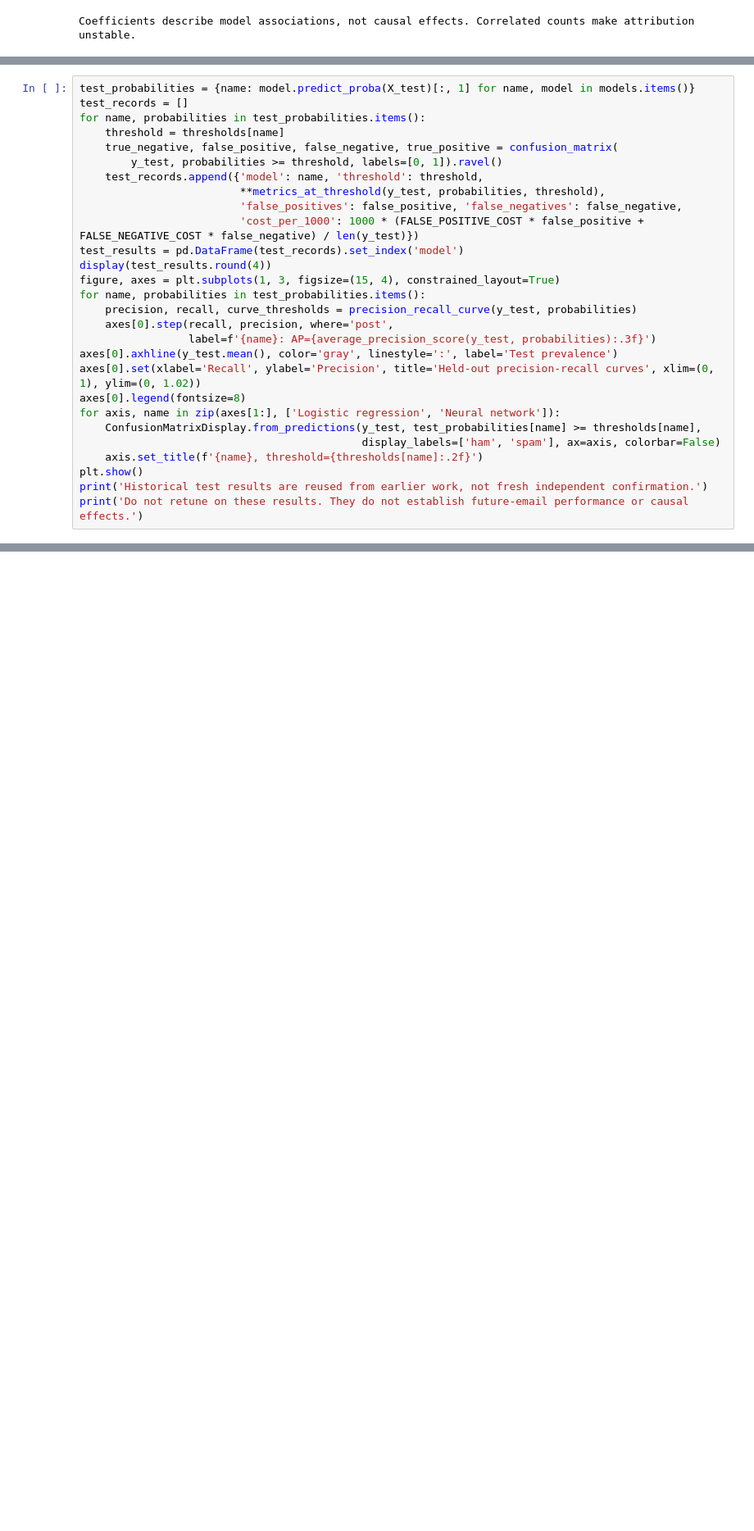
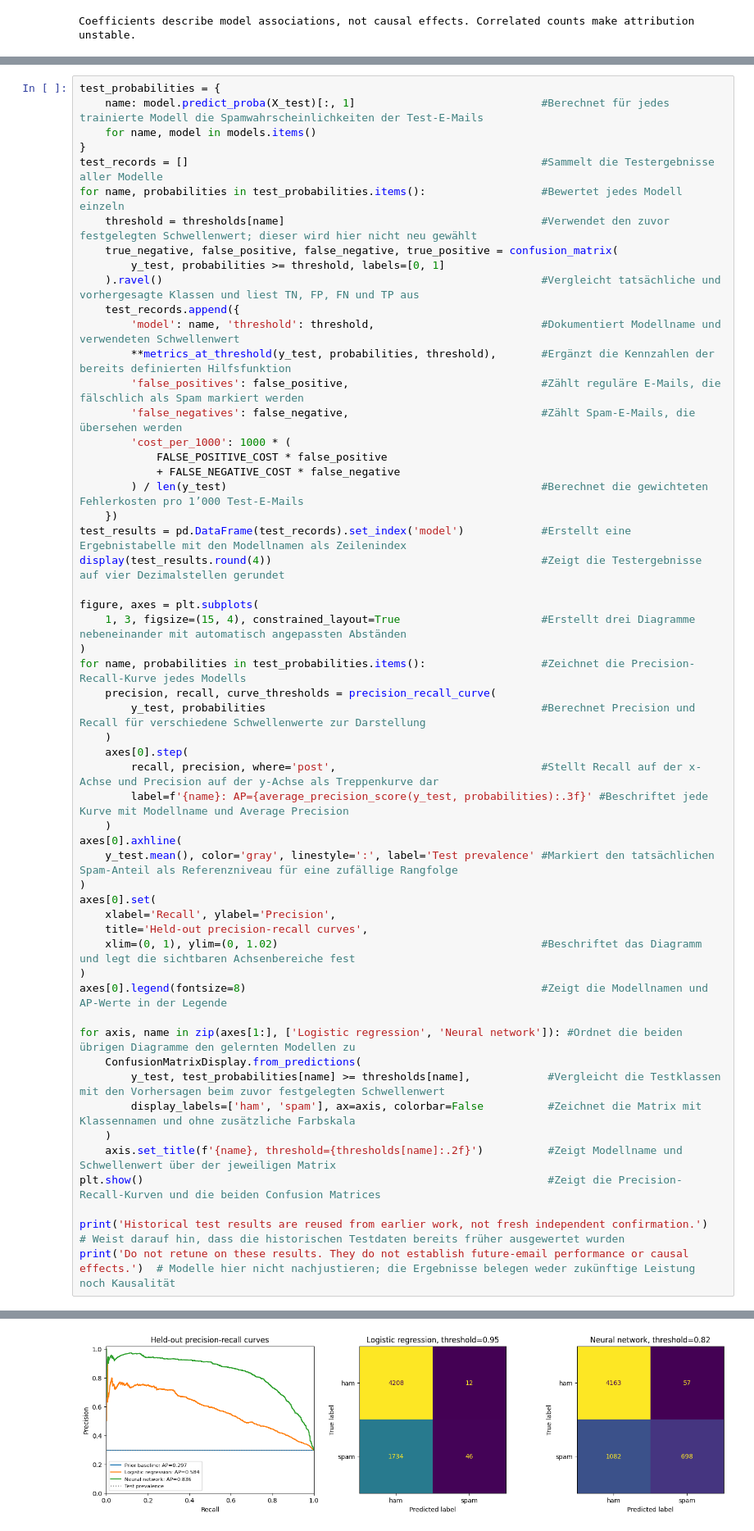
Before and after one commit to pyrat12/python_machine_learning_basics, a Jupyter notebook: 08_Neural_Networks/HS2026/lecture1/logistic_regression_to_neural_network_exercise.ipynb, the cells around one changed output, grey strips where cells are left out. Shown at 82% size. Drawn from its saved outputs; the diff is of its cells as text; blank space fills up the shorter version.

```diff
--- a/08_Neural_Networks/HS2026/lecture1/logistic_regression_to_neural_network_exercise.ipynb
+++ b/08_Neural_Networks/HS2026/lecture1/logistic_regression_to_neural_network_exercise.ipynb
@@ -378,31 +454,58 @@ The supplied tables and plots compare the prior baseline, logistic regression an
 
 **Your interpretation:** Replace this sentence with your answer.
 # %%
-test_probabilities = {name: model.predict_proba(X_test)[:, 1] for name, model in models.items()}
-test_records = []
-for name, probabilities in test_probabilities.items():
-    threshold = thresholds[name]
+test_probabilities = {
+    name: model.predict_proba(X_test)[:, 1]                             #Berechnet für jedes trainierte Modell die Spamwahrscheinlichkeiten der Test-E-Mails
+    for name, model in models.items()
+}
+test_records = []                                                       #Sammelt die Testergebnisse aller Modelle
+for name, probabilities in test_probabilities.items():                  #Bewertet jedes Modell einzeln
+    threshold = thresholds[name]                                        #Verwendet den zuvor festgelegten Schwellenwert; dieser wird hier nicht neu gewählt
     true_negative, false_positive, false_negative, true_positive = confusion_matrix(
-        y_test, probabilities >= threshold, labels=[0, 1]).ravel()
-    test_records.append({'model': name, 'threshold': threshold,
-                         **metrics_at_threshold(y_test, probabilities, threshold),
-                         'false_positives': false_positive, 'false_negatives': false_negative,
-                         'cost_per_1000': 1000 * (FALSE_POSITIVE_COST * false_positive + FALSE_NEGATIVE_COST * false_negative) / len(y_test)})
-test_results = pd.DataFrame(test_records).set_index('model')
-display(test_results.round(4))
-figure, axes = plt.subplots(1, 3, figsize=(15, 4), constrained_layout=True)
-for name, probabilities in test_probabilities.items():
-    precision, recall, curve_thresholds = precision_recall_curve(y_test, probabilities)
-    axes[0].step(recall, precision, where='post',
-                 label=f'{name}: AP={average_precision_score(y_test, probabilities):.3f}')
-axes[0].axhline(y_test.mean(), color='gray', linestyle=':', label='Test prevalence')
-axes[0].set(xlabel='Recall', ylabel='Precision', title='Held-out precision-recall curves', xlim=(0, 1), ylim=(0, 1.02))
-axes[0].legend(fontsize=8)
-for axis, name in zip(axes[1:], ['Logistic regression', 'Neural network']):
-    ConfusionMatrixDisplay.from_predictions(y_test, test_probabilities[name] >= thresholds[name],
-                                            display_labels=['ham', 'spam'], ax=axis, colorbar=False)
-    axis.set_title(f'{name}, threshold={thresholds[name]:.2f}')
-plt.show()
-print('Historical test results are reused from earlier work, not fresh independent confirmation.')
-print('Do not retune on these results. They do not establish future-email performance or causal effects.')
+        y_test, probabilities >= threshold, labels=[0, 1]
+    ).ravel()                                                           #Vergleicht tatsächliche und vorhergesagte Klassen und liest TN, FP, FN und TP aus
+    test_records.append({
+        'model': name, 'threshold': threshold,                          #Dokumentiert Modellname und verwendeten Schwellenwert
+        **metrics_at_threshold(y_test, probabilities, threshold),       #Ergänzt die Kennzahlen der bereits definierten Hilfsfunktion
+        'false_positives': false_positive,                              #Zählt reguläre E-Mails, die fälschlich als Spam markiert werden
+        'false_negatives': false_negative,                              #Zählt Spam-E-Mails, die übersehen werden
+        'cost_per_1000': 1000 * (
+            FALSE_POSITIVE_COST * false_positive
+            + FALSE_NEGATIVE_COST * false_negative
+        ) / len(y_test)                                                 #Berechnet die gewichteten Fehlerkosten pro 1’000 Test-E-Mails
+    })
+test_results = pd.DataFrame(test_records).set_index('model')            #Erstellt eine Ergebnistabelle mit den Modellnamen als Zeilenindex
+display(test_results.round(4))                                          #Zeigt die Testergebnisse auf vier Dezimalstellen gerundet
+
+figure, axes = plt.subplots(
+    1, 3, figsize=(15, 4), constrained_layout=True                      #Erstellt drei Diagramme nebeneinander mit automatisch angepassten Abständen
+)
+for name, probabilities in test_probabilities.items():                  #Zeichnet die Precision-Recall-Kurve jedes Modells
+    precision, recall, curve_thresholds = precision_recall_curve(
+        y_test, probabilities                                           #Berechnet Precision und Recall für verschiedene Schwellenwerte zur Darstellung
+    )
+    axes[0].step(
+        recall, precision, where='post',                                #Stellt Recall auf der x-Achse und Precision auf der y-Achse als Treppenkurve dar
+        label=f'{name}: AP={average_precision_score(y_test, probabilities):.3f}' #Beschriftet jede Kurve mit Modellname und Average Precision
+    )
+axes[0].axhline(
+    y_test.mean(), color='gray', linestyle=':', label='Test prevalence' #Markiert den tatsächlichen Spam-Anteil als Referenzniveau für eine zufällige Rangfolge
+)
+axes[0].set(
+    xlabel='Recall', ylabel='Precision',
+    title='Held-out precision-recall curves',
+    xlim=(0, 1), ylim=(0, 1.02)                                         #Beschriftet das Diagramm und legt die sichtbaren Achsenbereiche fest
+)
+axes[0].legend(fontsize=8)                                              #Zeigt die Modellnamen und AP-Werte in der Legende
+
+for axis, name in zip(axes[1:], ['Logistic regression', 'Neural network']): #Ordnet die beiden übrigen Diagramme den gelernten Modellen zu
+    ConfusionMatrixDisplay.from_predictions(
+        y_test, test_probabilities[name] >= thresholds[name],            #Vergleicht die Testklassen mit den Vorhersagen beim zuvor festgelegten Schwellenwert
+        display_labels=['ham', 'spam'], ax=axis, colorbar=False          #Zeichnet die Matrix mit Klassennamen und ohne zusätzliche Farbskala
+    )
+    axis.set_title(f'{name}, threshold={thresholds[name]:.2f}')          #Zeigt Modellname und Schwellenwert über der jeweiligen Matrix
+plt.show()                                                               #Zeigt die Precision-Recall-Kurven und die beiden Confusion Matrices
+
+print('Historical test results are reused from earlier work, not fresh independent confirmation.')  # Weist darauf hin, dass die historischen Testdaten bereits früher ausgewertet wurden
+print('Do not retune on these results. They do not establish future-email performance or causal effects.')  # Modelle hier nicht nachjustieren; die Ergebnisse belegen weder zukünftige Leistung noch Kausalität
 # %% [output]
@@ -408,0 +517 @@ print('Do not retune on these results. They do not establish future-email perfor
+[figure, added]
```
Also changed, not shown: parts of 5 cells of this notebook.
